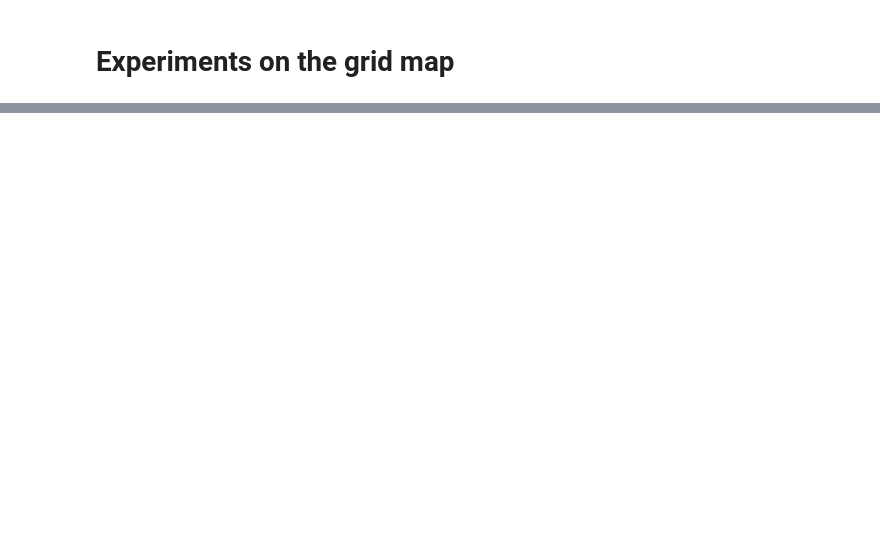
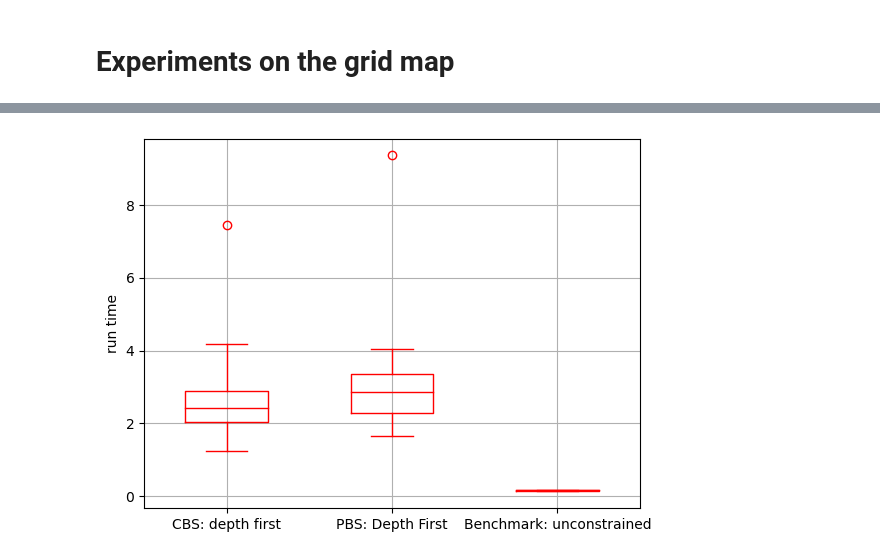
Before and after one commit to lina-robotics-lab/MAPF, a Jupyter notebook: notebooks/Grid Map Experiments.ipynb, the cells around one changed output, grey strips where cells are left out. Cells and saved outputs as stored; diff of their text form; code cells hidden in the pictures; blank space fills up the shorter version.

```diff
--- a/notebooks/Grid Map Experiments.ipynb
+++ b/notebooks/Grid Map Experiments.ipynb
@@ -89,0 +269,19 @@ PBS: Best First None
+# %%
+labels = [messages[i] for i in to_test]
+x = np.arange(len(to_test))  # the label locations
+width = 0.5
+c = 'red'
+plt.boxplot( [results[msg]['time'] for msg in labels], \
+            positions = x, widths= width,\
+             boxprops=dict(color=c),
+            capprops=dict(color=c),
+            whiskerprops=dict(color=c),
+            flierprops=dict(color=c, markeredgecolor=c),
+            medianprops=dict(color=c)
+           )
+plt.xticks(x,labels)
+plt.ylabel('run time')
+plt.grid(True)
+plt.show()
+# %% [output]
+[figure, added]
```
Also changed, not shown: parts of 9 cells of this notebook, 7 other files.
